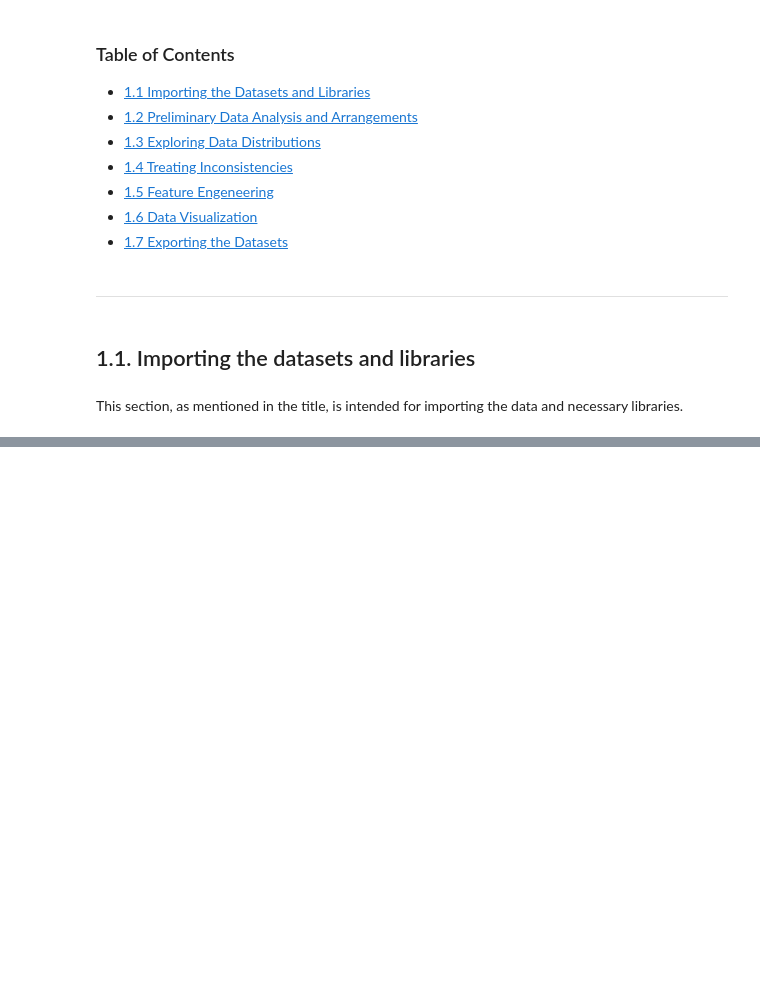
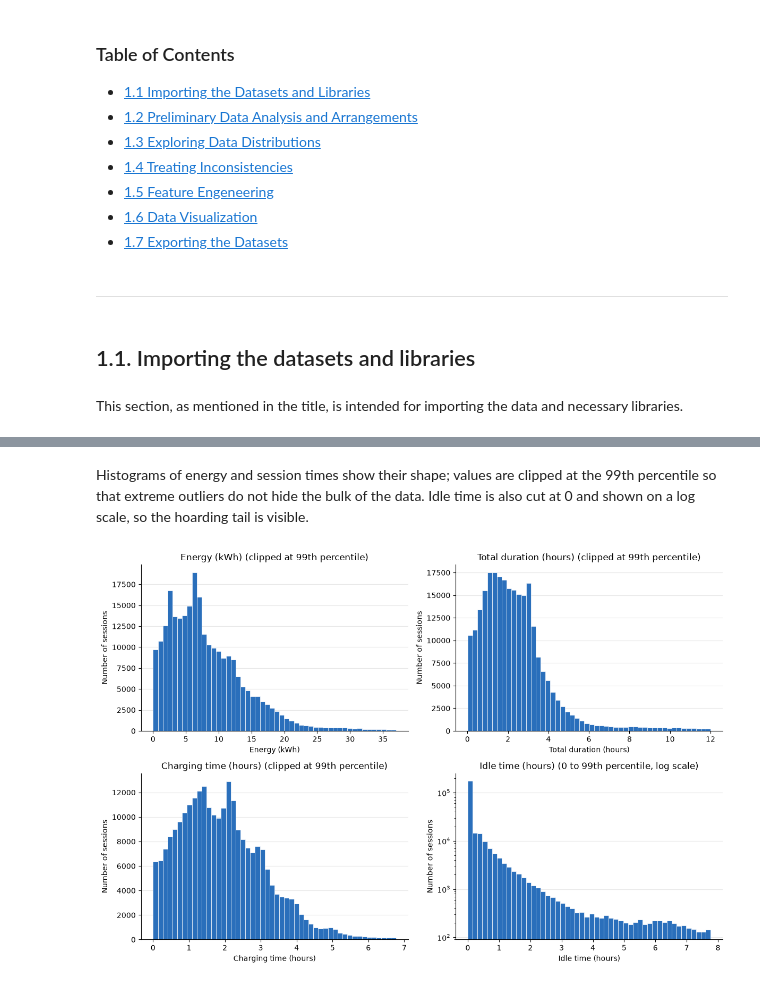
Before and after one commit to Teresa7810/Introduction-to-Business-Analytics, a Jupyter notebook: project.ipynb, the cells around one changed output, grey strips where cells are left out. Saved outputs shown, nothing was run; the diff lists cells and outputs as text; code cells hidden in the pictures; blank space fills up the shorter version.

```diff
--- a/project.ipynb
+++ b/project.ipynb
@@ -251,0 +327,3 @@ check location
+# %%
+df["idle_hours"] = df["total_hours"] - df["charging_hours"]
+df[["total_hours", "charging_hours", "idle_hours"]].head()
@@ -251,0 +337,26 @@ check location
+# %% [markdown]
+Histograms of energy and session times show their shape; values are clipped at the 99th percentile so that extreme outliers do not hide the bulk of the data. Idle time is also cut at 0 and shown on a log scale, so the hoarding tail is visible.
+# %%
+cols = {"energy_kwh": "Energy (kWh)", "total_hours": "Total duration (hours)",
+        "charging_hours": "Charging time (hours)", "idle_hours": "Idle time (hours)"}
+
+fig, axes = plt.subplots(2, 2, figsize=(12, 8))
+for ax, (col, label) in zip(axes.flat, cols.items()):
+    p99 = df[col].quantile(0.99)
+    low = 0 if col == "idle_hours" else df[col].min()
+    data = df.loc[(df[col] >= low) & (df[col] <= p99), col]
+    ax.hist(data, bins=50, color="#2a6fbb", edgecolor="white", linewidth=0.5)
+    if col == "idle_hours":
+        ax.set_yscale("log")
+        ax.set_title(f"{label} (0 to 99th percentile, log scale)")
+    else:
+        ax.set_title(f"{label} (clipped at 99th percentile)")
+    ax.set_xlabel(label)
+    ax.set_ylabel("Number of sessions")
+    ax.grid(axis="y", alpha=0.3)
+    ax.set_axisbelow(True)
+    ax.spines[["top", "right"]].set_visible(False)
+plt.tight_layout()
+plt.show()
+# %% [output]
+[figure, added]
```
Also changed, not shown: parts of 102 cells of this notebook, 1 other file.
